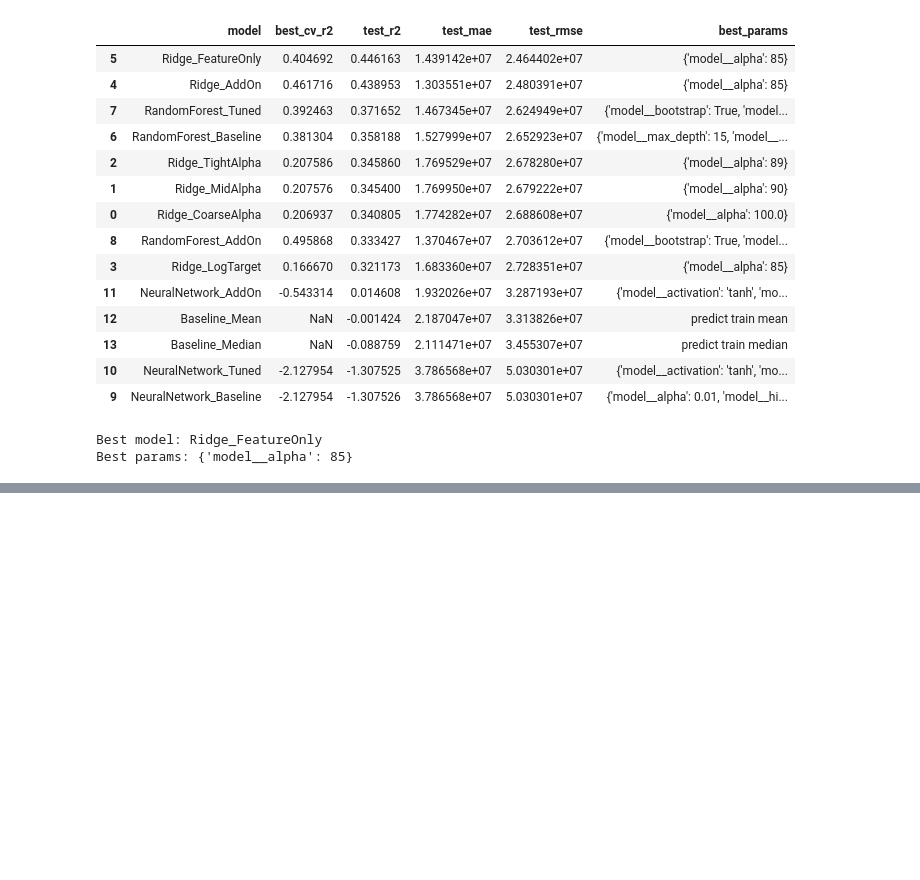
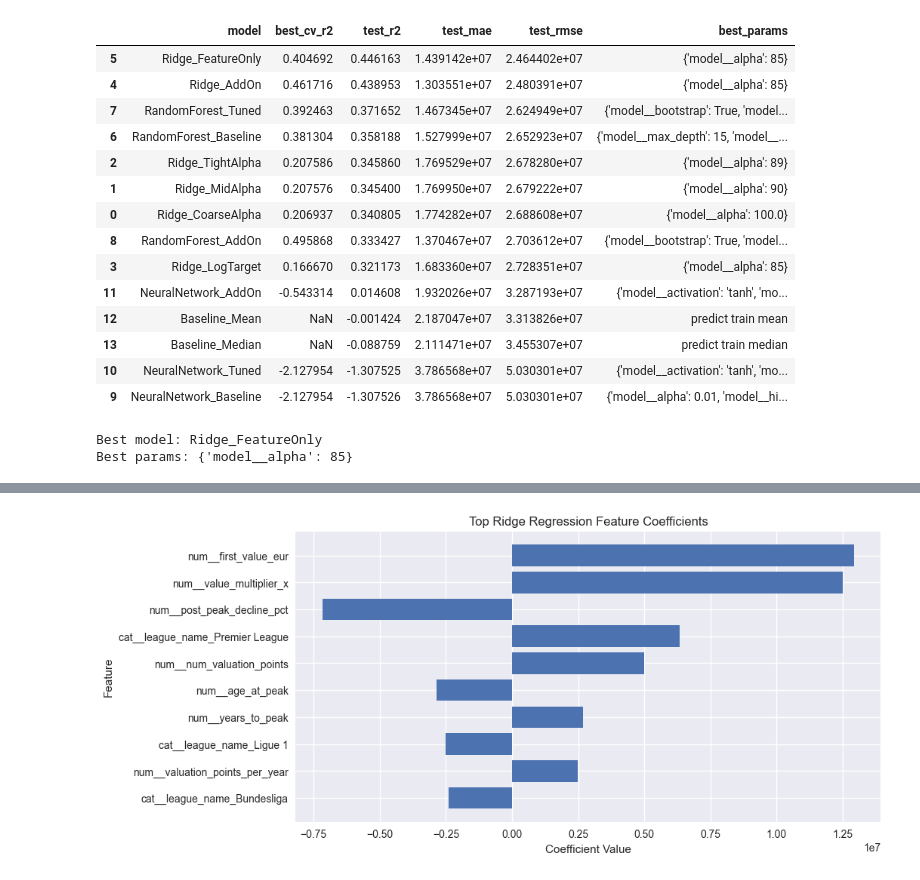
Before and after one commit to shahforum/375Milestone, a Jupyter notebook: ml_project_preprocessing.ipynb, the cells around one changed output, grey strips where cells are left out. Cells and saved outputs as stored; diff of their text form; code cells hidden in the pictures; blank space fills up the shorter version.

```diff
--- a/ml_project_preprocessing.ipynb
+++ b/ml_project_preprocessing.ipynb
@@ -37,7 +34,7 @@ Requirement already satisfied: six>=1.5 in ./.venv/lib/python3.10/site-packages
 Note: you may need to restart the kernel to use updated packages.
 # %%
 # Cell 2: Load data
-file_path = "/Users/jainamshah/Desktop/375/Football_Player_Market_Value_Trajectories/transfermarkt_player_values.csv"
+file_path = "../375Milestone/Football_Player_Market_Value_Trajectories/transfermarkt_player_values.csv"
 df = pd.read_csv(file_path)
 
 print("Shape:", df.shape)
@@ -873,0 +893,17 @@ Best params: {'model__alpha': 85}
+# %%
+ridge_model = ridge_metrics['ridge_best']
+model = ridge_model.named_steps["model"]
+feature_names = ridge_model.named_steps["prep"].get_feature_names_out()
+
+coefficients = model.coef_
+
+coef_df = pd.DataFrame({
+    "Feature":feature_names,
+    "Coefficient":coefficients
+})
+
+coef_df = coef_df.reindex(
+    coef_df["Coefficient"].abs().sort_values(ascending=False).index
+)
+
+print(coef_df.head(15))
@@ -873,0 +927,12 @@ Best params: {'model__alpha': 85}
+# %%
+top_features = coef_df.head(10)
+
+plt.figure(figsize=(10, 5))
+plt.barh(top_features["Feature"], top_features["Coefficient"])
+plt.title("Top Ridge Regression Feature Coefficients")
+plt.xlabel("Coefficient Value")
+plt.ylabel("Feature")
+plt.gca().invert_yaxis()
+plt.show()
+# %% [output]
+[figure, added]
```
Also changed, not shown: parts of 6 cells of this notebook, 1 other file.
